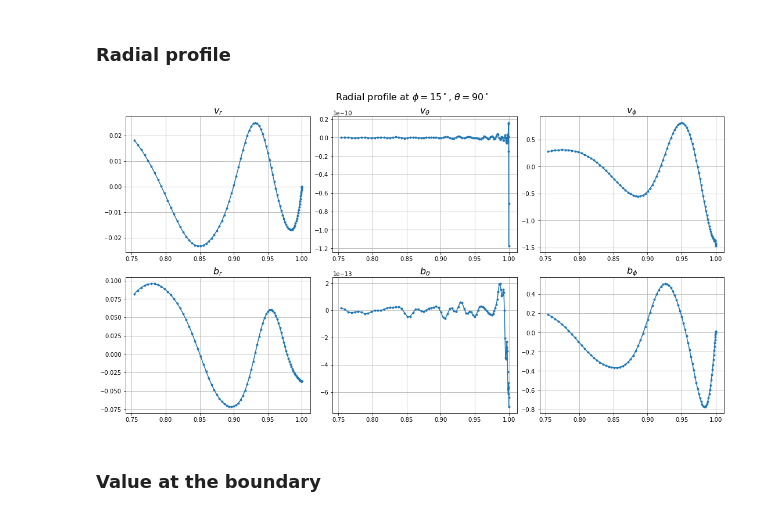
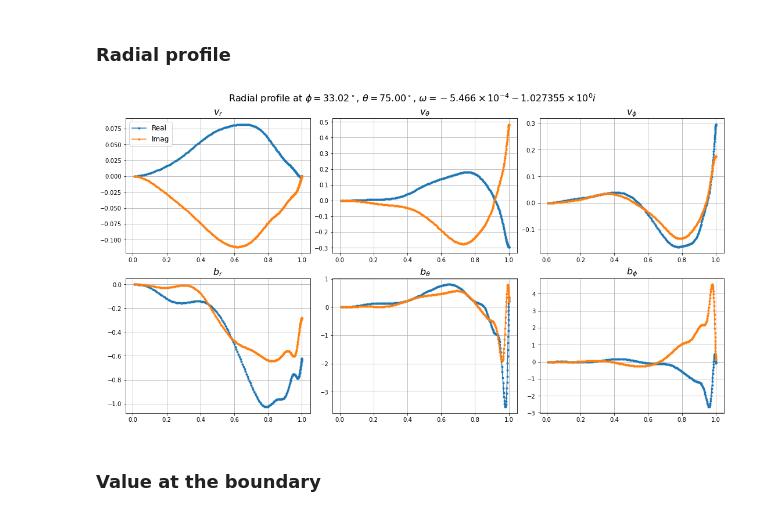
Before and after one commit to GentleMin/MCmodes, a Jupyter notebook: BL_processing.ipynb, the cells around one changed output. Cells and saved outputs as stored; diff of their text form; code cells hidden in the pictures.

```diff
--- a/BL_processing.ipynb
+++ b/BL_processing.ipynb
@@ -50,4 +134,5 @@ display(eigeninfo)
 ---
 ## Boundary evaluation
 # %%
-i_mode = 6
+i_mode = 80
+m_val = 3
@@ -54,12 +143,12 @@ i_mode = 6
 # %% [markdown]
 ### Meridional slice
 # %%
-lon_deg = 15
-lon_rad = np.radians(lon_deg)
-m_val = 3
+# lon_deg = 30
+# lon_rad = np.radians(lon_deg)
+max_id = np.unravel_index(np.argmax(np.abs(v_section[i_mode, 2, ...])), v_section[i_mode, 2].shape)
+lon_rad = -np.angle(v_section[i_mode, 2, ...][max_id])/m_val + np.pi/15
+lon_deg = np.degrees(lon_rad)
 
-rr, tt = grids[0, ...], grids[1, ...]
-rg, tg = rr[0, :], tt[:, 0]
 X1, X2 = rr*np.sin(tt), rr*np.cos(tt)
 
 v_sph = {
@@ -158,10 +314,10 @@ plt.show()
 # %% [markdown]
 ### Radial profile
 # %%
-theta_deg = 90
+theta_deg = 75
 i_tg = np.argmin(np.abs(np.radians(theta_deg) - tg))
 
-r_min = 0.75
+r_min = 0.0
 i_rg = rg > r_min
 
 plot_fields = [
@@ -173,39 +329,55 @@ plot_fnames = [
     # [r"$v_s$", r"$v_\phi$", r"$v_z$"],
     [r"$v_r$", r"$v_\theta$", r"$v_\phi$"],
     [r"$b_r$", r"$b_\theta$", r"$b_\phi$"],
 ]
 
-# save_name = "./runs/S1pi_Le1e-4_Lu2e+4_m1_parity_oppo/v_md_m3_i5"
-save_name = None
+t_bl = np.sqrt(2*1e-4/np.abs(np.imag(eigenvals[i_mode])))
+
+save_name = "./runs/Axial_Le1e-2_Eeta1e-4_m3/BL_ie01_lat15_full"
+# save_name = None
 override = False
 
 nrows, ncols = len(plot_fields), len(plot_fields[0])
 fig, axes = plt.subplots(nrows=nrows, ncols=ncols, figsize=(ncols*5, nrows*4), layout='constrained')
 axes = np.atleast_2d(axes)
 
 for i_r in range(nrows):
     for i_c in range(ncols):
         fname = plot_fields[i_r][i_c]
         ax = axes[i_r][i_c]
         if fname is None:
             ax.remove()
             continue
-        field_plot = np.real(fields[fname][i_tg, :])
-        ax.plot(rg[i_rg], field_plot[i_rg], '.-')
+        field_plot = fields[fname][i_tg, :]
+        ax.plot(rg[i_rg], np.real(field_plot[i_rg]), '.-', label='Real')
+        ax.plot(rg[i_rg], np.imag(field_plot[i_rg]), '.-', label='Imag')
+        if r_min > 0.5:
+            ylim = ax.get_ylim()
+            ax.vlines([1 - t_bl,], ylim[0], ylim[1], colors='gray', linestyles='dashed')
+            ax.set_ylim(ylim)
         ax.grid(which='both')
         ax.set_title(plot_fnames[i_r][i_c], fontsize=16)
 
-fig.suptitle(r'Radial profile at $\phi={}^\circ$, $\theta={}^\circ$'.format(lon_deg, theta_deg), fontsize=16)
+        if i_r == ncols - 1:
+            ax.set_xlabel('r', fontsize=16)
+
+        if i_r == 0 and i_c == 0:
+            ax.legend(fontsize=12)
+
+real_dec = pgpy_utils.decimal_decomp(eigenvals[i_mode].real)
+imag_dec = pgpy_utils.decimal_decomp(eigenvals[i_mode].imag)
+fig.suptitle(r'Radial profile at $\phi=%.2f^\circ$, $\theta=%.2f^\circ$, $\omega=%+.3f\times10^{%d}%+.6f\times10^{%d}i$'
+    % (lon_deg, theta_deg, *real_dec, *imag_dec), fontsize=16)
 
 if save_name is not None:
     if os.path.exists(save_name + '.png') and not override:
         print("File exists... aborting...")
     else:
         plt.savefig(save_name + '.png', format="png", dpi=150, bbox_inches="tight")
 
 plt.show()
 # %% [output]
-[figure, old version]
+[figure, new version]
 # %% [markdown]
 ### Value at the boundary
 # %%
```
Also changed, not shown: parts of 17 cells of this notebook, 13 other files.
